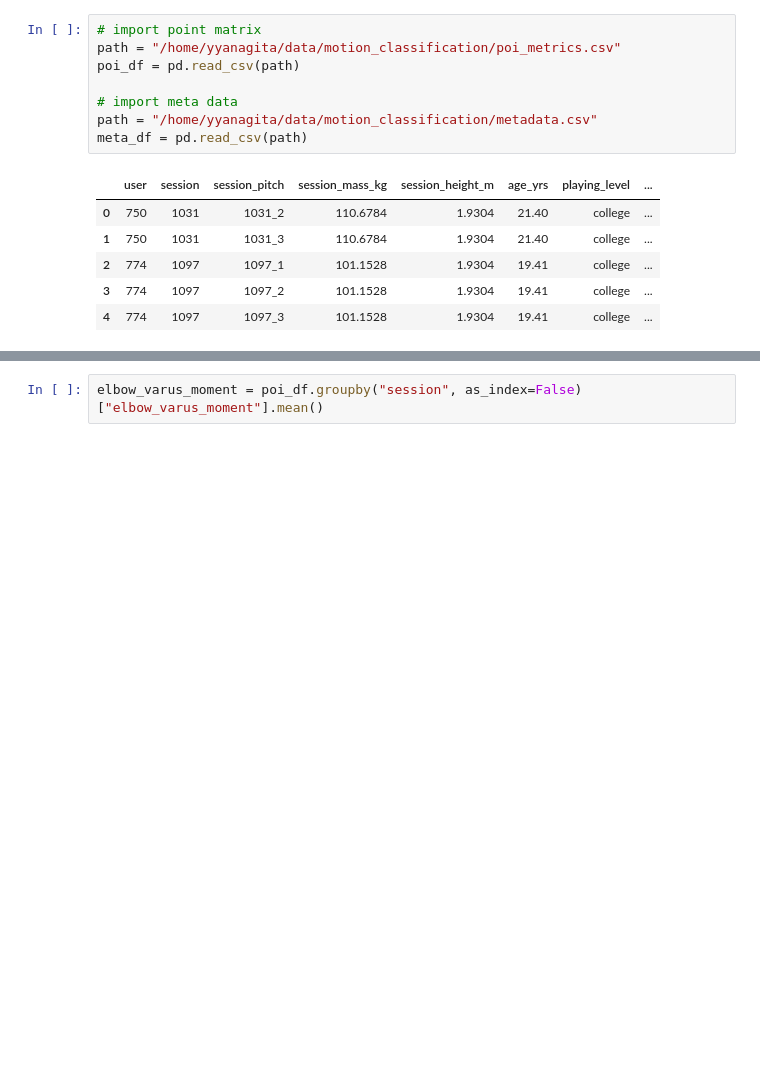
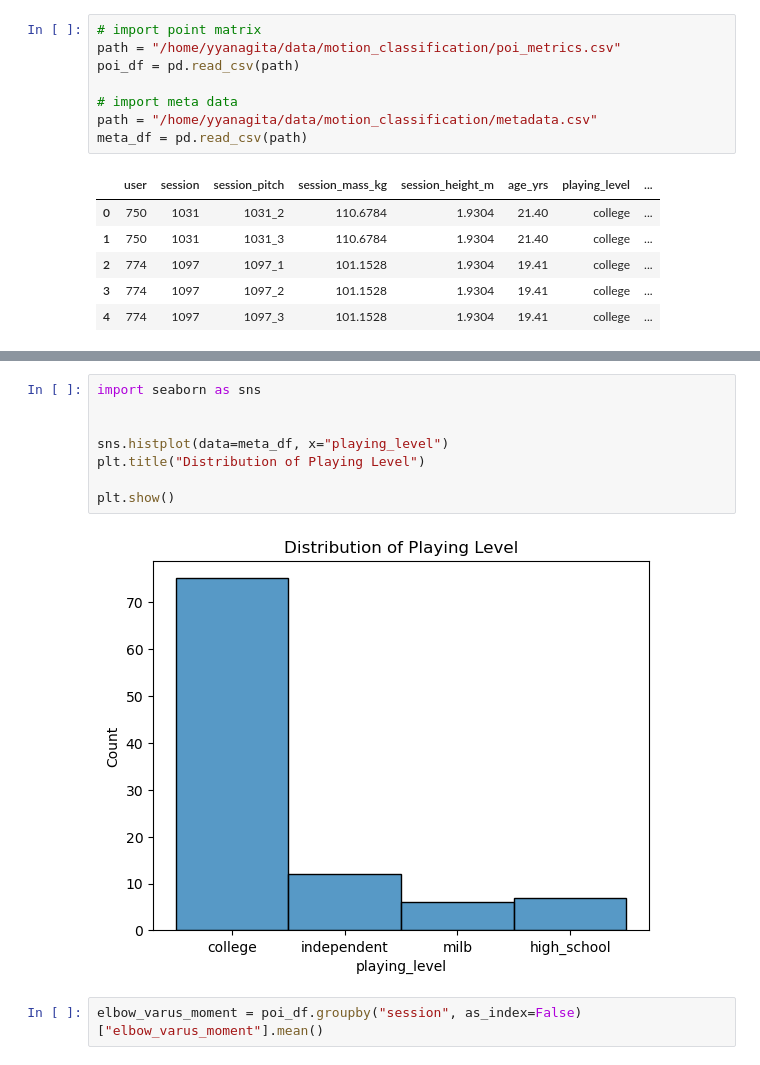
Before and after one commit to yyanagita66/pitching_motion_classification, a Jupyter notebook: classification.ipynb, the cells around one changed output, grey strips where cells are left out. Cells and saved outputs as stored; diff of their text form; blank space fills up the shorter version.

```diff
--- a/classification.ipynb
+++ b/classification.ipynb
@@ -295,3 +344,13 @@ meta_df = meta_df.drop_duplicates(subset="session")[["session", "session_mass_kg
+# %%
+import seaborn as sns
+
+
+sns.histplot(data=meta_df, x="playing_level")
+plt.title("Distribution of Playing Level")
+
+plt.show()
+# %% [output]
+[figure, added]
 # %%
 elbow_varus_moment = poi_df.groupby("session", as_index=False)["elbow_varus_moment"].mean()
 # %%
```
Also changed, not shown: parts of 10 cells of this notebook, 1 other file.
